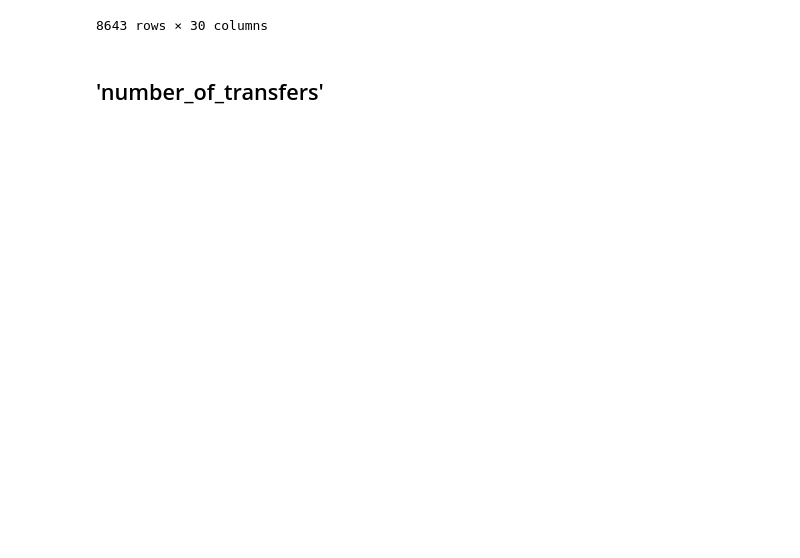
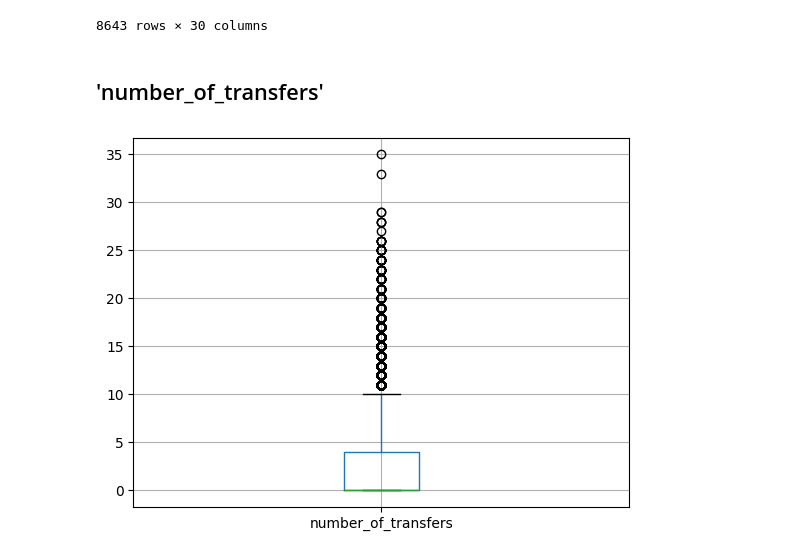
Before and after one commit to Tooonni/ADSC21, a Jupyter notebook: notebooks/02_Datenbereinigung.ipynb, the cells around one changed output. Drawn from its saved outputs; the diff is of its cells as text; code cells hidden in the pictures; blank space fills up the shorter version.

```diff
--- a/notebooks/02_Datenbereinigung.ipynb
+++ b/notebooks/02_Datenbereinigung.ipynb
@@ -569,3 +579,8 @@ players[players["market_value_in_eur"] <= 100000]
 8643 rows × 30 columns
 # %% [markdown]
 ## 'number_of_transfers'
+# %%
+players.boxplot(column="number_of_transfers")
+plt.show()
+# %% [output]
+[figure, added]
```
Also changed, not shown: parts of 71 cells of this notebook, 2 other files.
